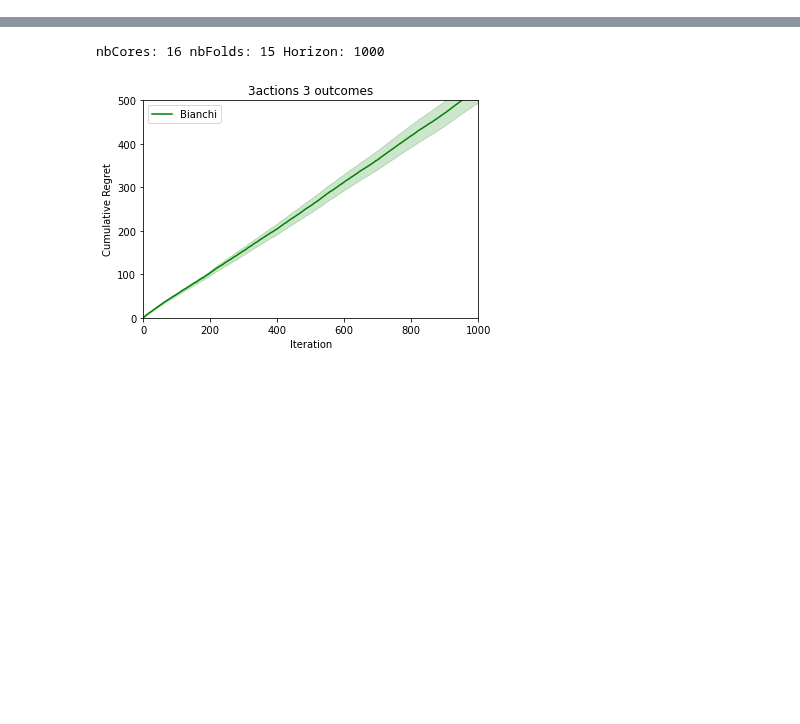
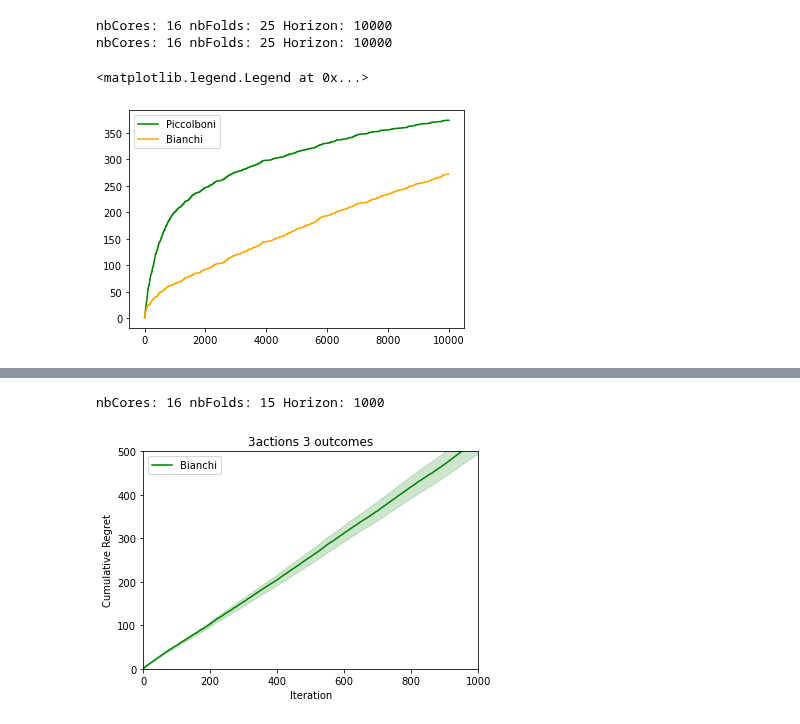
Before and after one commit to MaxHeuillet/partial-monitoring-algos, a Jupyter notebook: synthetic_case.ipynb, the cells around one changed output, grey strips where cells are left out. Cells and saved outputs as stored; diff of their text form; code cells hidden in the pictures; blank space fills up the shorter version.

Commit message:
finally some results

```diff
--- a/synthetic_case.ipynb
+++ b/synthetic_case.ipynb
@@ -320,0 +384,25 @@ nbCores: 16 nbFolds: 10 Horizon: 2000
+# %%
+n_cores = 16
+horizon = 10000
+n_folds = 25
+
+
+LossMatrix = np.array( [ [0, 1], [1, 0] ] )
+FeedbackMatrix =  np.array([ [0, 0],[1, -1] ])
+
+task = SyntheticCase(LossMatrix, FeedbackMatrix, horizon)
+# result = np.cumsum( task.feedexp3( True , 10)  )
+# plt.plot(result)
+
+result =  eval_feedexp_parallel(task, n_cores, n_folds, horizon, True, 'Piccolboni' )
+plt.plot(  np.mean( result , 0 ) , label = 'Piccolboni', color = 'green' )
+
+result =  eval_feedexp_parallel(task, n_cores, n_folds, horizon, True, 'Bianchi' )
+plt.plot(  np.mean( result , 0 ) , label = 'Bianchi', color = 'orange' )
+
+plt.legend()
+# %% [output]
+nbCores: 16 nbFolds: 25 Horizon: 10000
+nbCores: 16 nbFolds: 25 Horizon: 10000
+<matplotlib.legend.Legend at 0x...>
+[figure, added]
```
Also changed, not shown: parts of 6 cells of this notebook.
